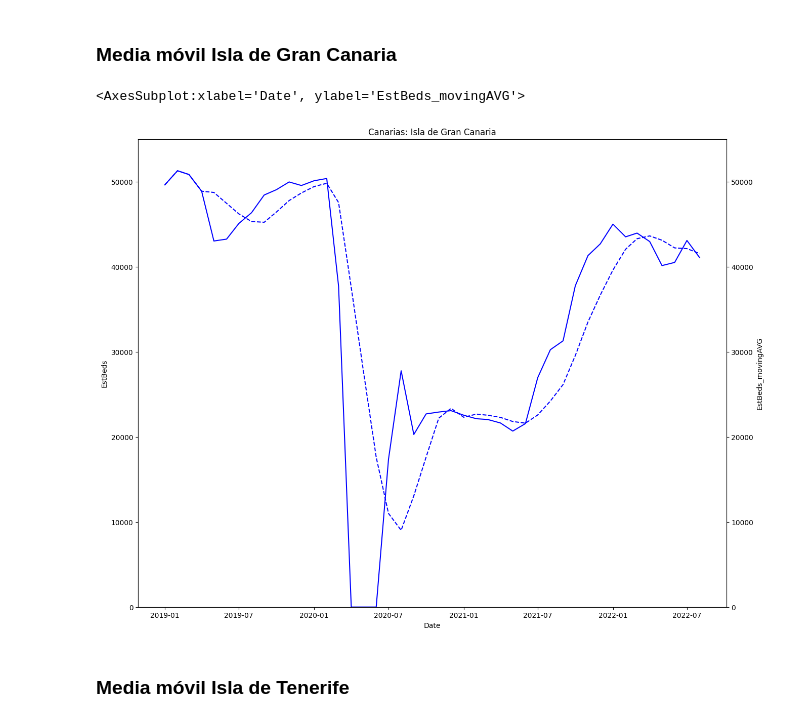
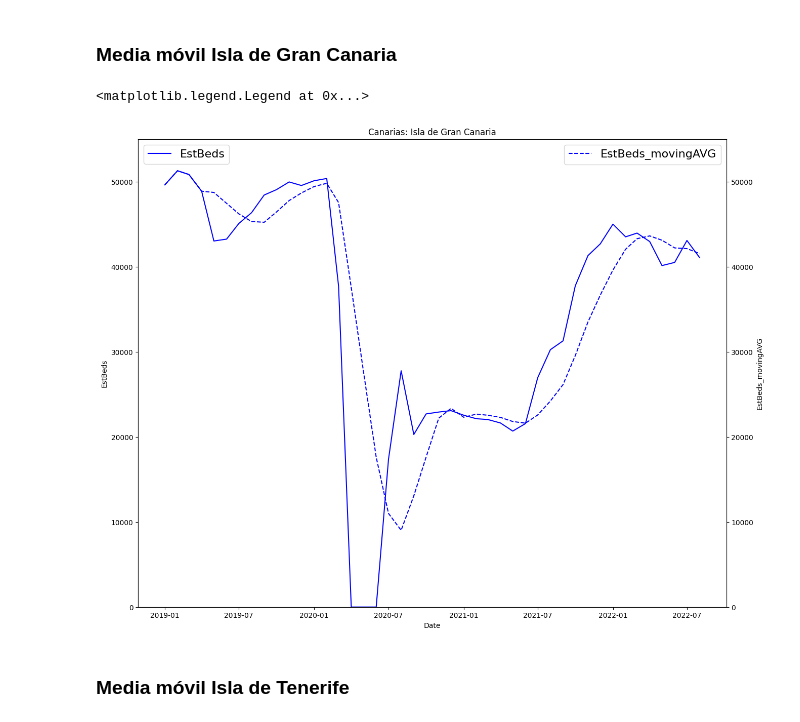
Before and after one commit to RocioRuizGonzalez/EDA--Turismo-postcovid, a Jupyter notebook: notebooks/Analisis_Turismo_Postcovid.ipynb, the cells around one changed output. Drawn from its saved outputs; the diff is of its cells as text; code cells hidden in the pictures.

```diff
--- a/notebooks/Analisis_Turismo_Postcovid.ipynb
+++ b/notebooks/Analisis_Turismo_Postcovid.ipynb
@@ -277,16 +271,18 @@ gc['EstBeds_movingAVG'].fillna(value=gc['EstBeds'], inplace=True)
 # %%
 plt.figure(figsize=(15,12))
 plt.title("Canarias: Isla de Gran Canaria")
 plt.ylim(0,55000)
+
 sns.lineplot(x=gc["Date"], y=gc["EstBeds"], color='b')
+plt.legend(labels=["EstBeds"], loc="upper left")
 
 ax2 = plt.twinx()
 plt.ylim(0,55000)
-
 sns.lineplot(x=gc["Date"], y=gc["EstBeds_movingAVG"], color='b', linestyle='--', ax=ax2)
+plt.legend(labels=["EstBeds_movingAVG"], loc="upper right")
 # %% [output]
-<AxesSubplot:xlabel='Date', ylabel='EstBeds_movingAVG'>
+<matplotlib.legend.Legend at 0x...>
-[figure, old version]
+[figure, new version]
 # %% [markdown]
 ### Media móvil Isla de Tenerife
 # %%
```
Also changed, not shown: parts of 5 cells of this notebook, 4 other files.
